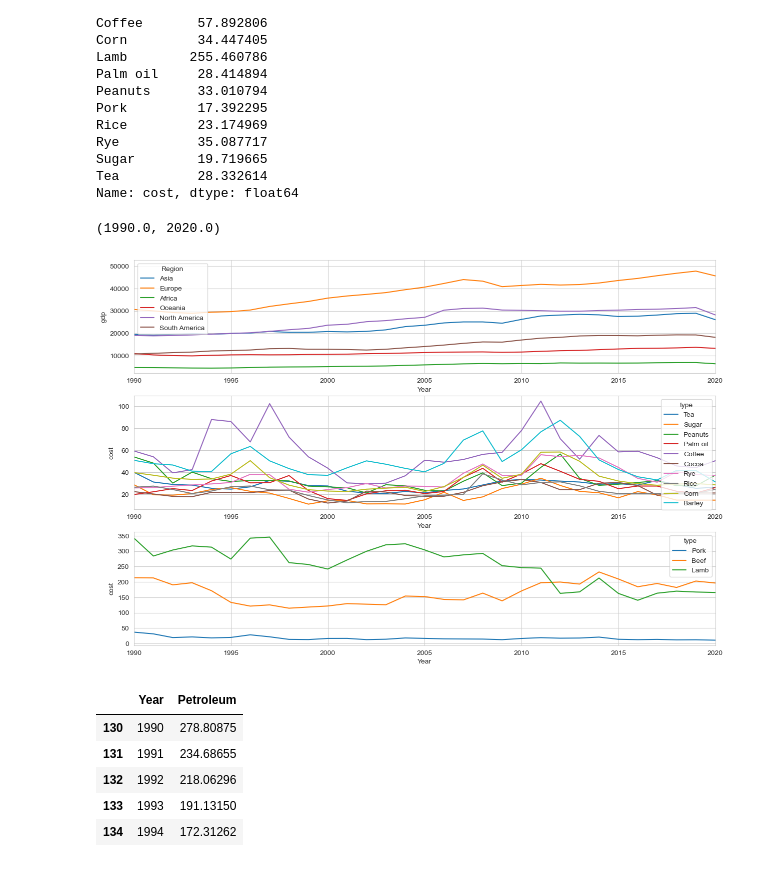
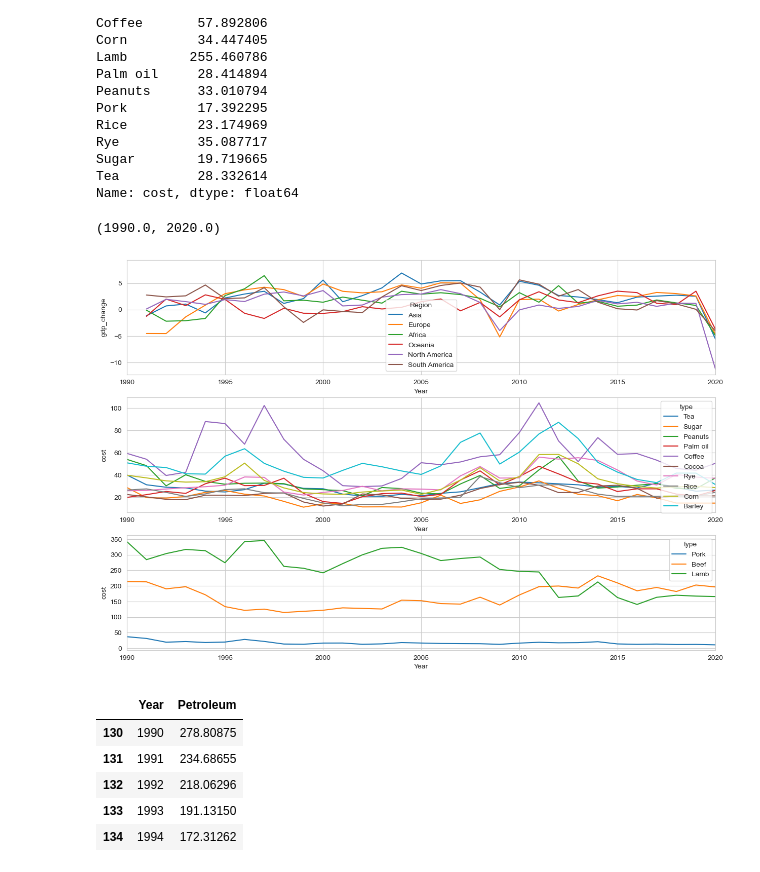
Before and after one commit to ebelchio12/nature-and-conflicts, a Jupyter notebook: EDA/GDP/eda_gdp.ipynb, the cells around one changed output. Cells and saved outputs as stored; diff of their text form; code cells hidden in the pictures.

```diff
--- a/EDA/GDP/eda_gdp.ipynb
+++ b/EDA/GDP/eda_gdp.ipynb
@@ -45,6 +45,10 @@ df.head(5)
 | 2 | Afghanistan | AFG | 2004 | 29.721067 | 1776.9182 | 23560656.0 | NaN |
 | 3 | Afghanistan | AFG | 2005 | 31.114855 | 1908.1147 | 24404574.0 | NaN |
 | 4 | Afghanistan | AFG | 2006 | 28.635970 | 1929.7239 | 25424100.0 | NaN |
+# %%
+df = df.sort_values(by=['Country', 'Year'])
+
+df['gdp_change'] = df.groupby('Country')['gdp'].pct_change() * 100
 # %%
 region_dict = df[['Country', 'owid_region', 'Year']].copy()
 region_dict = region_dict[region_dict['Year']==2023]
@@ -161,7 +167,7 @@ Text(0.5, 0, 'Year')
 # %%
 comm_df= pd.read_csv("long-term-prices-food/long-term-prices-food.csv")
 
-comm_df= comm[comm['Year']>=1990]
+comm_df= comm_df[comm_df['Year']>=1990]
 
 comm_df.head(10)
 # %% [output]
@@ -238,19 +244,19 @@ comm_crop= comm_all[comm_all['type'].isin(crop)].copy()
 # %%
 plt.figure(figsize=(15 ,10))
 plt.subplot(3,1,1)
-sns.lineplot(data=df, x='Year', y='gdp', hue='Region', errorbar=None)
+sns.lineplot(data=df, x='Year', y='gdp_change', hue='Region', errorbar=None)
 plt.xlim((1990, 2020))
 
 plt.subplot(3,1,2)
 sns.lineplot(data=comm_crop, x='Year', y='cost', hue='type')
 plt.xlim((1990, 2020))
 
 plt.subplot(3,1,3)
 sns.lineplot(data=comm_meat, x='Year', y='cost', hue='type')
 plt.xlim((1990, 2020))
 # %% [output]
 (1990.0, 2020.0)
-[figure, old version]
+[figure, new version]
 # %%
 petrol= pd.read_csv("commodity-price-index-cereal-crops-and-petroleum/commodity-price-index-cereal-crops-and-petroleum.csv")
 #petroleum index, with 1900 as reference, at 1900, these index set at 100
```
Also changed, not shown: parts of 22 cells of this notebook, 4 other files.
